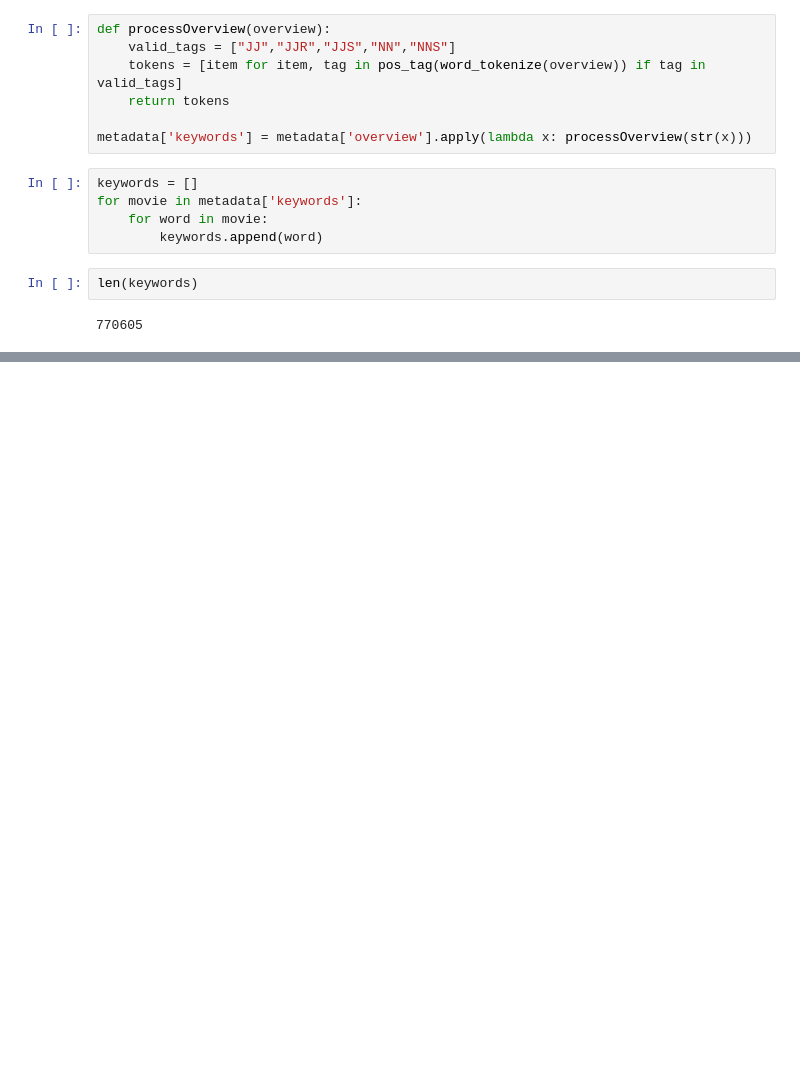
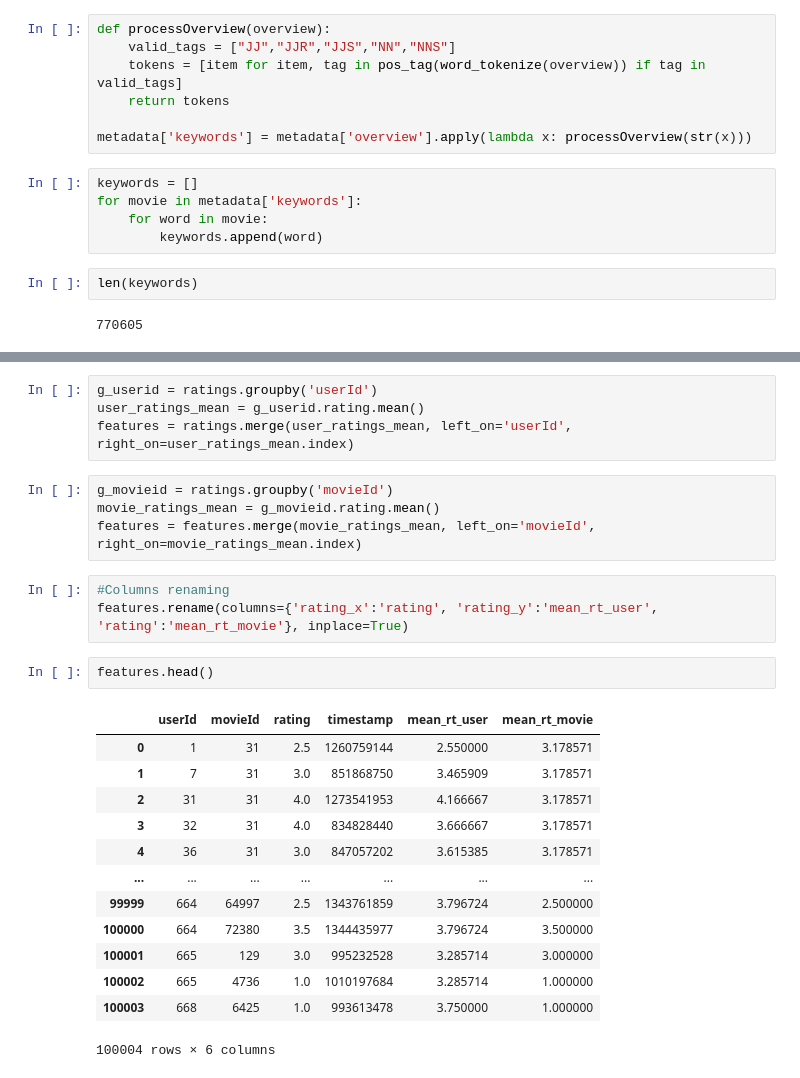
Before and after one commit to castares/movie-recommender, a Jupyter notebook: tests_dataset_analysis.ipynb, the cells around one changed output, grey strips where cells are left out. Cells and saved outputs as stored; diff of their text form; blank space fills up the shorter version.

```diff
--- a/tests_dataset_analysis.ipynb
+++ b/tests_dataset_analysis.ipynb
@@ -137,0 +167,27 @@ len(keywords)
+# %%
+g_userid = ratings.groupby('userId')
+user_ratings_mean = g_userid.rating.mean()
+features = ratings.merge(user_ratings_mean, left_on='userId', right_on=user_ratings_mean.index)
+# %%
+g_movieid = ratings.groupby('movieId')
+movie_ratings_mean = g_movieid.rating.mean()
+features = features.merge(movie_ratings_mean, left_on='movieId', right_on=movie_ratings_mean.index)
+# %%
+#Columns renaming
+features.rename(columns={'rating_x':'rating', 'rating_y':'mean_rt_user', 'rating':'mean_rt_movie'}, inplace=True)
+# %%
+features.head()
+# %% [output]
+|  | userId | movieId | rating | timestamp | mean_rt_user | mean_rt_movie |
+| 0 | 1 | 31 | 2.5 | 1260759144 | 2.550000 | 3.178571 |
+| 1 | 7 | 31 | 3.0 | 851868750 | 3.465909 | 3.178571 |
+| 2 | 31 | 31 | 4.0 | 1273541953 | 4.166667 | 3.178571 |
+| 3 | 32 | 31 | 4.0 | 834828440 | 3.666667 | 3.178571 |
+| 4 | 36 | 31 | 3.0 | 847057202 | 3.615385 | 3.178571 |
+| ... | ... | ... | ... | ... | ... | ... |
+| 99999 | 664 | 64997 | 2.5 | 1343761859 | 3.796724 | 2.500000 |
+| 100000 | 664 | 72380 | 3.5 | 1344435977 | 3.796724 | 3.500000 |
+| 100001 | 665 | 129 | 3.0 | 995232528 | 3.285714 | 3.000000 |
+| 100002 | 665 | 4736 | 1.0 | 1010197684 | 3.285714 | 1.000000 |
+| 100003 | 668 | 6425 | 1.0 | 993613478 | 3.750000 | 1.000000 |
+100004 rows × 6 columns
```
Also changed, not shown: parts of 23 cells of this notebook, 2 other files.
